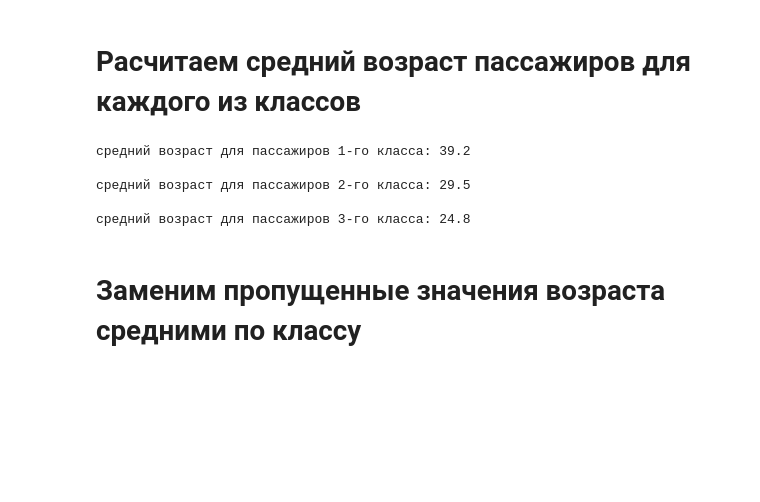
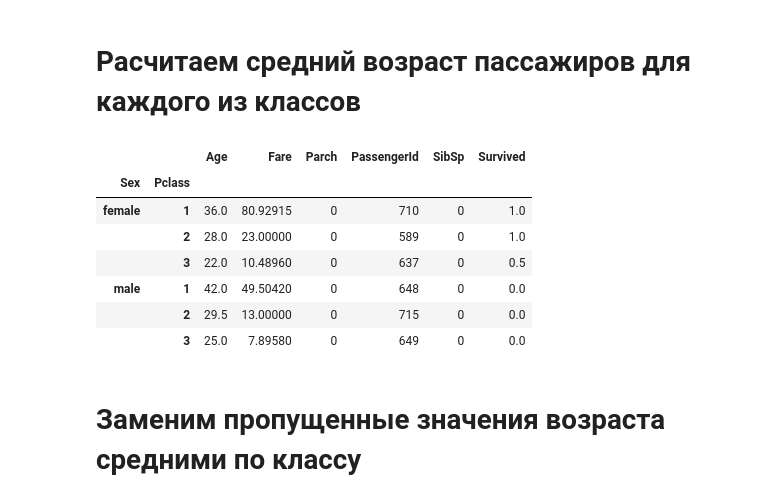
Before and after one commit to DmKuzin/kaggle_titanic, a Jupyter notebook: Titanic2.ipynb, the cells around one changed output. Drawn from its saved outputs; the diff is of its cells as text; code cells hidden in the pictures; blank space fills up the shorter version.

```diff
--- a/Titanic2.ipynb
+++ b/Titanic2.ipynb
@@ -135,24 +127,0 @@ def non_null_val(arr):
-# %%
-age_pclass1 = (all_data.Pclass==1)*all_data.Age.fillna(0)
-mean_age_pclass1 = np.mean(non_null_val(age_pclass1))
-mean_age_pclass1 = mean_age_pclass1.round(1)
-
-print('средний возраст для пассажиров 1-го класса:', mean_age_pclass1)
-
-age_pclass2 = (all_data.Pclass==2)*all_data.Age.fillna(0)
-mean_age_pclass2 = np.mean(non_null_val(age_pclass2))
-mean_age_pclass2 = mean_age_pclass2.round(1)
-
-print('\nсредний возраст для пассажиров 2-го класса:', mean_age_pclass2)
-
-age_pclass3 = (all_data.Pclass==3)*all_data.Age.fillna(0)
-mean_age_pclass3 = np.mean(non_null_val(age_pclass3))
-mean_age_pclass3 = mean_age_pclass3.round(1)
-
-print('\nсредний возраст для пассажиров 3-го класса:', mean_age_pclass3)
-# %% [output]
-средний возраст для пассажиров 1-го класса: 39.2
-
-средний возраст для пассажиров 2-го класса: 29.5
-
-средний возраст для пассажиров 3-го класса: 24.8
@@ -164,2 +128,15 @@ pclass_age = {1: mean_age_pclass1,
+# %%
+age_by_pclass_sex = all_data.groupby(['Sex', 'Pclass']).median()
+# %%
+age_by_pclass_sex
+# %% [output]
+|  |  | Age | Fare | Parch | PassengerId | SibSp | Survived |
+| Sex | Pclass |  |  |  |  |  |  |
+| female | 1 | 36.0 | 80.92915 | 0 | 710 | 0 | 1.0 |
+|  | 2 | 28.0 | 23.00000 | 0 | 589 | 0 | 1.0 |
+|  | 3 | 22.0 | 10.48960 | 0 | 637 | 0 | 0.5 |
+| male | 1 | 42.0 | 49.50420 | 0 | 648 | 0 | 0.0 |
+|  | 2 | 29.5 | 13.00000 | 0 | 715 | 0 | 0.0 |
+|  | 3 | 25.0 | 7.89580 | 0 | 649 | 0 | 0.0 |
 # %% [markdown]
 # Заменим пропущенные значения возраста средними по классу
```
Also changed, not shown: parts of 5 cells of this notebook.
